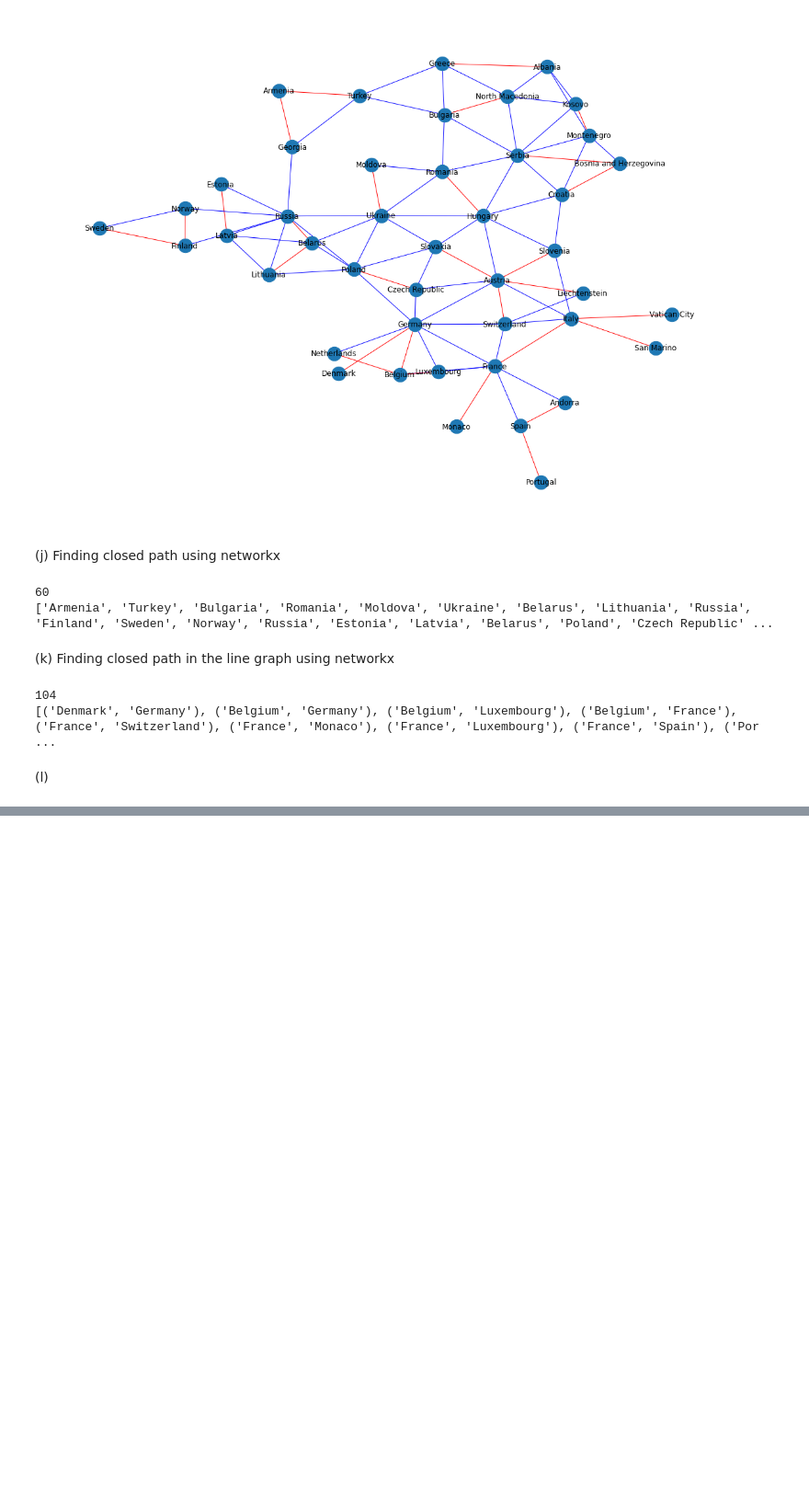
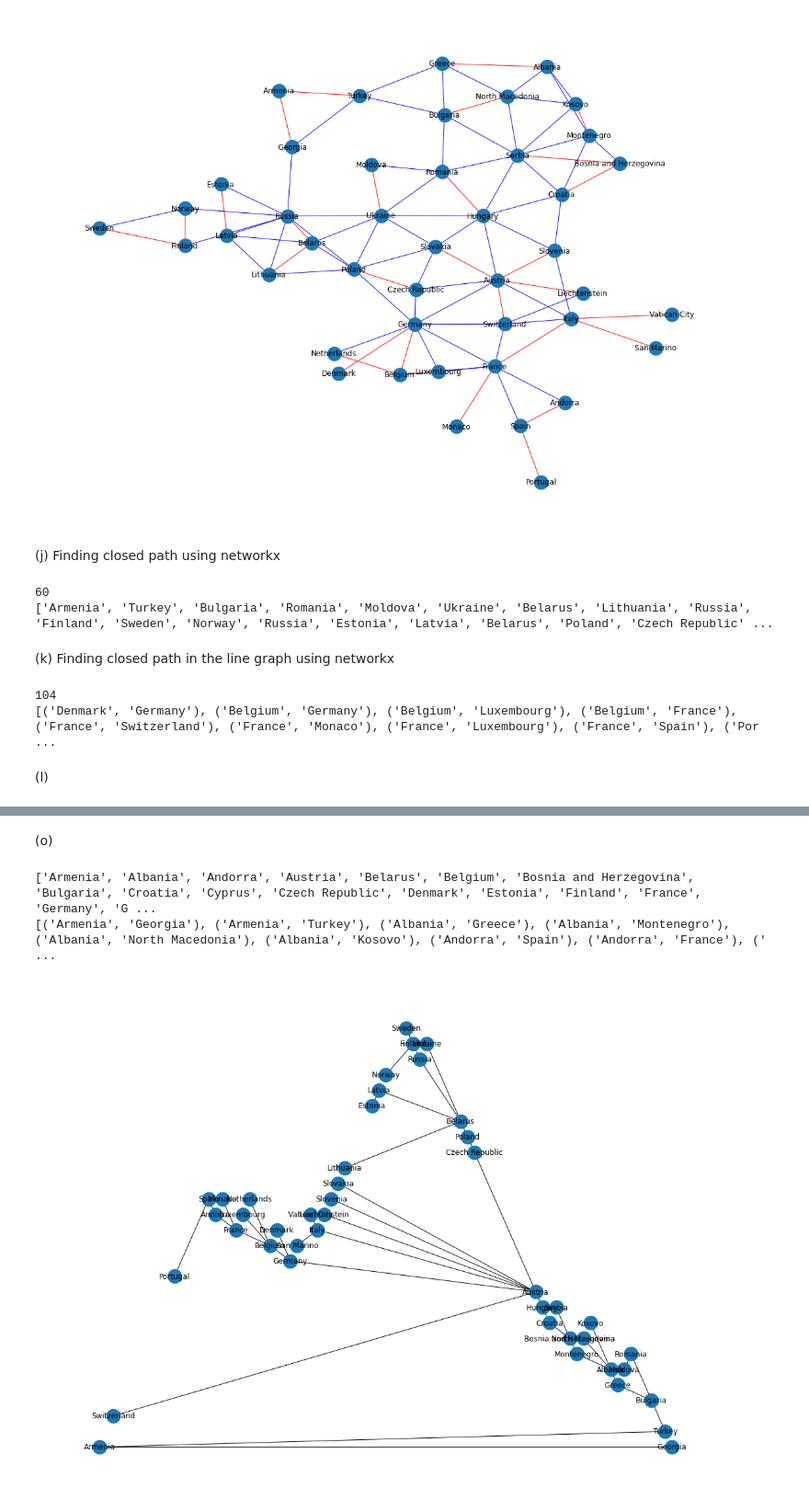
Before and after one commit to AngryDogy/Graph-of-Europe, a Jupyter notebook: graph.ipynb, the cells around one changed output, grey strips where cells are left out. Shown at 92% size. Cells and saved outputs as stored; diff of their text form; code cells hidden in the pictures; blank space fills up the shorter version.

```diff
--- a/graph.ipynb
+++ b/graph.ipynb
@@ -335,0 +350,29 @@ nx.draw(G_nx, pos_edge_connected, node_color=map_color, node_size=500, with_labe
+# %% [markdown]
+(o)
+# %%
+g_w = nx.Graph()
+print(g_nx.nodes)
+print(g_nx.edges)
+g_w.add_nodes_from(list(g_nx.nodes()))
+for edge in g_nx.edges:
+    data1 = CountryInfo(edge[0])
+    data2 = CountryInfo(edge[1])
+    cap1 = data1.capital()
+    cap2 = data2.capital()
+    geolocator1 = Nominatim(user_agent='user')
+    geolocator2 = Nominatim(user_agent='user')
+    location1 = geolocator1.geocode(cap1)
+    location2 = geolocator2.geocode(cap2)
+    distance = int(gd.great_circle((location1.latitude, location1.longitude), (location2.latitude, location2.longitude)).km)
+    g_w.add_edge(edge[0], edge[1], weight=distance)
+# %% [output]
+['Armenia', 'Albania', 'Andorra', 'Austria', 'Belarus', 'Belgium', 'Bosnia and Herzegovina', 'Bulgaria', 'Croatia', 'Cyprus', 'Czech Republic', 'Denmark', 'Estonia', 'Finland', 'France', 'Germany', 'G ...
+[('Armenia', 'Georgia'), ('Armenia', 'Turkey'), ('Albania', 'Greece'), ('Albania', 'Montenegro'), ('Albania', 'North Macedonia'), ('Albania', 'Kosovo'), ('Andorra', 'Spain'), ('Andorra', 'France'), (' ...
+# %%
+components = sorted(nx.connected_components(g_w), key=len, reverse=True)
+G_w = g_nx.subgraph(components[0])
+T = nx.minimum_spanning_tree(G_w)
+fig, ax = plt.subplots(figsize=(20, 15))
+nx.draw_planar(T, node_size=500, with_labels=True)
+# %% [output]
+[figure, added]
```
Also changed, not shown: parts of 8 cells of this notebook, 2 other files.
